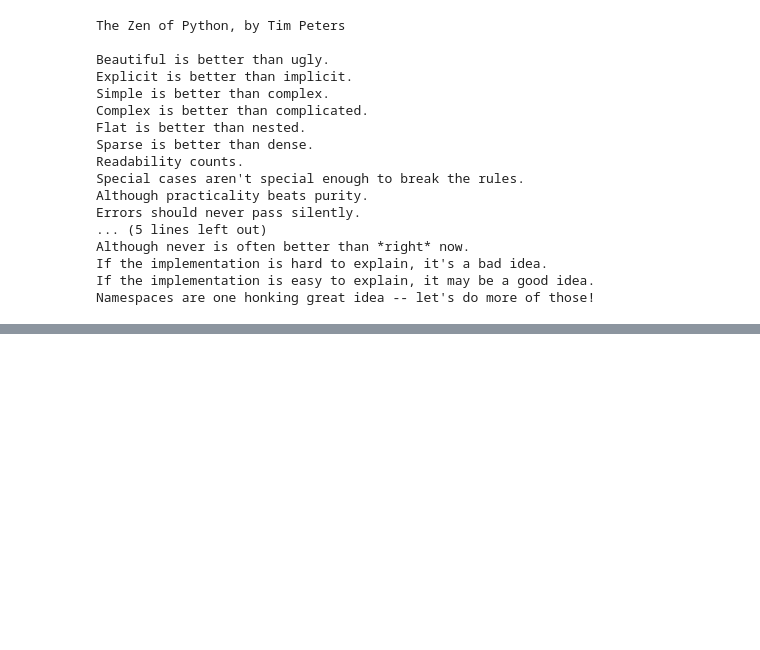
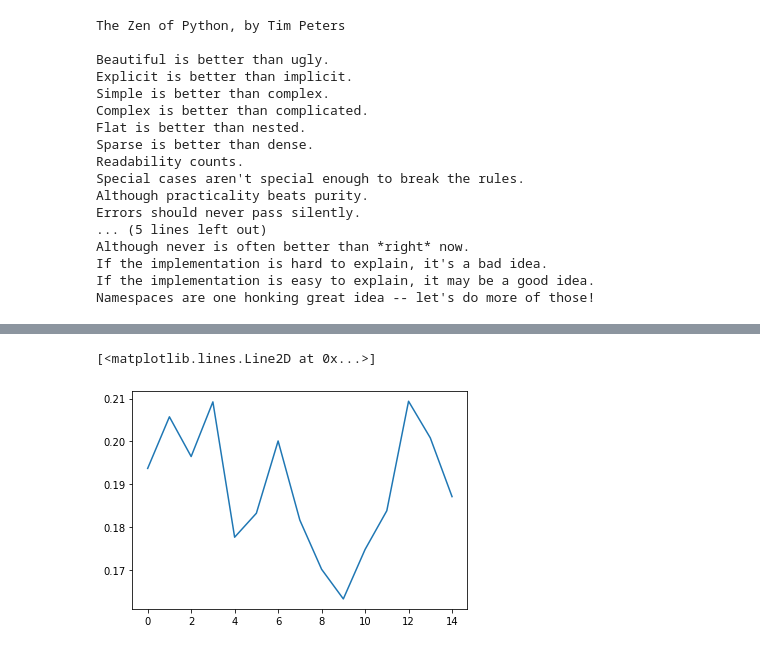
Before and after one commit to Data-Lama/pathogen_study_regions_generator, a Jupyter notebook: results/IBDMobilityFlow.ipynb, the cells around one changed output, grey strips where cells are left out. Drawn from its saved outputs; the diff is of its cells as text; code cells hidden in the pictures; blank space fills up the shorter version.

```diff
--- a/results/IBDMobilityFlow.ipynb
+++ b/results/IBDMobilityFlow.ipynb
@@ -100,5 +141,5 @@ flow = CustomFlow(ID = 'basic_analysis',
                     clusterer=IdentityClusterer()
                     )
 # %%
-flow.run()
+fb_flow.run()
 # %% [output]
@@ -131,0 +175,3 @@ flow.df_matrix
+# %%
+df_fb = fb_flow.df_matrix[fb_flow.df_matrix[ID_1] != fb_flow.df_matrix[ID_2]]
+df_fb.head()
@@ -131,0 +185,4 @@ flow.df_matrix
+# %%
+df = df_ibd.merge(df_fb, on=["date", "ID_1", "ID_2"], how="outer").dropna()
+print(df["fb_mobility_all_movement"].unique())
+df.head()
@@ -131,0 +197,20 @@ flow.df_matrix
+# %%
+scores = []
+for d in range(0,15):
+    # shift movement
+    df_fb_tmp = df_fb.copy()
+    df_fb_tmp["date"]  = df_fb["date"] + pd.Timedelta(days=d)
+
+    df = df_ibd.merge(df_fb_tmp, on=["date", "ID_1", "ID_2"], how="outer").dropna()
+    if df.empty:
+        print(print(d, "no data"))
+        continue
+
+    X = df["ibd-min_ibd"].to_numpy().reshape(-1, 1)
+    y = df["fb_mobility_all_movement"].to_numpy()
+
+    reg = LinearRegression().fit(X, y)
+    m = reg.coef_
+    b = reg.intercept_
+    print(d, reg.score(X, y), f"y = {m}x + {b}")
+    scores.append(reg.score(X, y))
@@ -131,0 +233,5 @@ flow.df_matrix
+# %%
+plt.plot(range(0,15), scores)
+# %% [output]
+[<matplotlib.lines.Line2D at 0x...>]
+[figure, added]
```
Also changed, not shown: parts of 23 cells of this notebook, 5 other files.
